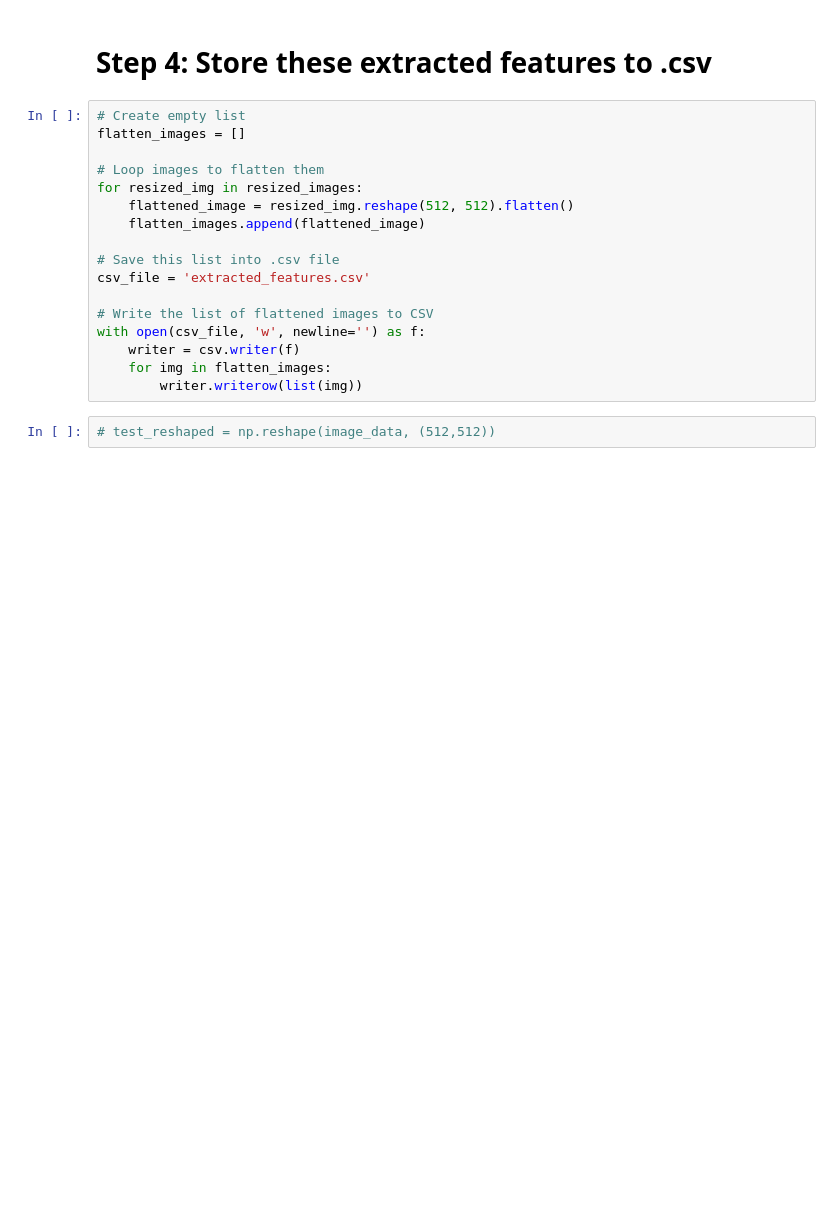
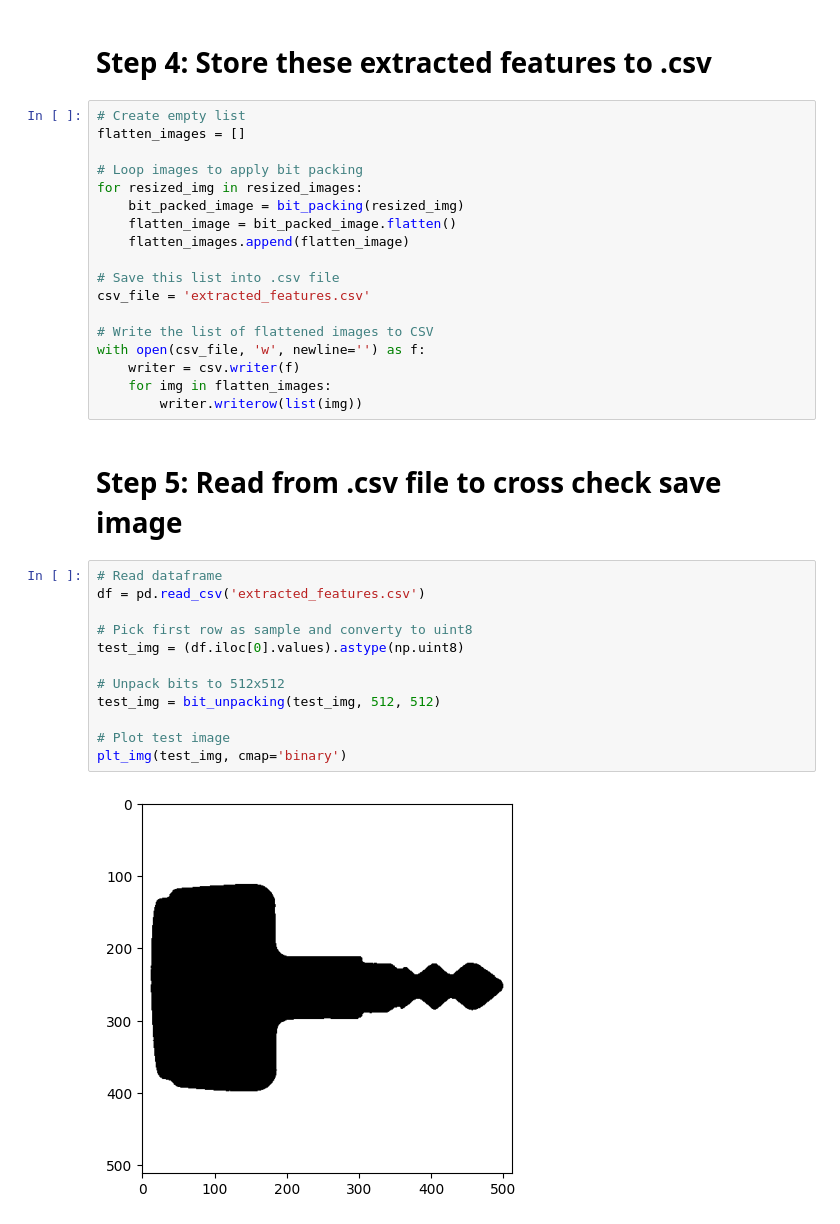
Before and after one commit to syedfaiqueali/Kaggle-Notebooks, a Jupyter notebook: key-extraction.ipynb, the cells around one changed output. Cells and saved outputs as stored; diff of their text form; blank space fills up the shorter version.

```diff
--- a/key-extraction.ipynb
+++ b/key-extraction.ipynb
@@ -292,10 +336,11 @@ for resized_img in resized_images:
 # Create empty list
 flatten_images = []
 
-# Loop images to flatten them
+# Loop images to apply bit packing
 for resized_img in resized_images:
-    flattened_image = resized_img.reshape(512, 512).flatten()
-    flatten_images.append(flattened_image)
+    bit_packed_image = bit_packing(resized_img)
+    flatten_image = bit_packed_image.flatten()
+    flatten_images.append(flatten_image)
 
 # Save this list into .csv file
 csv_file = 'extracted_features.csv'
@@ -305,5 +350,19 @@ with open(csv_file, 'w', newline='') as f:
     writer = csv.writer(f)
     for img in flatten_images:
         writer.writerow(list(img))
-# %%
-# test_reshaped = np.reshape(image_data, (512,512))
+# %% [markdown]
+# Step 5: Read from .csv file to cross check save image
+# %%
+# Read dataframe
+df = pd.read_csv('extracted_features.csv')
+
+# Pick first row as sample and converty to uint8
+test_img = (df.iloc[0].values).astype(np.uint8)
+
+# Unpack bits to 512x512
+test_img = bit_unpacking(test_img, 512, 512)
+
+# Plot test image
+plt_img(test_img, cmap='binary')
+# %% [output]
+[figure, added]
```
Also changed, not shown: parts of 1 cell of this notebook.
